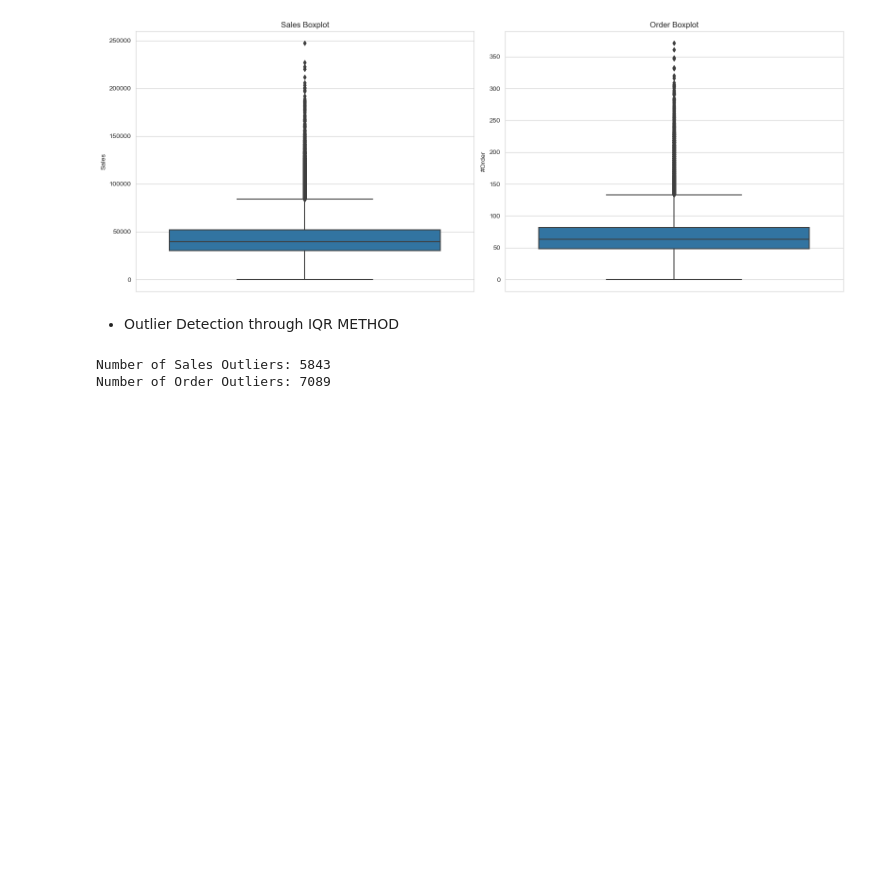
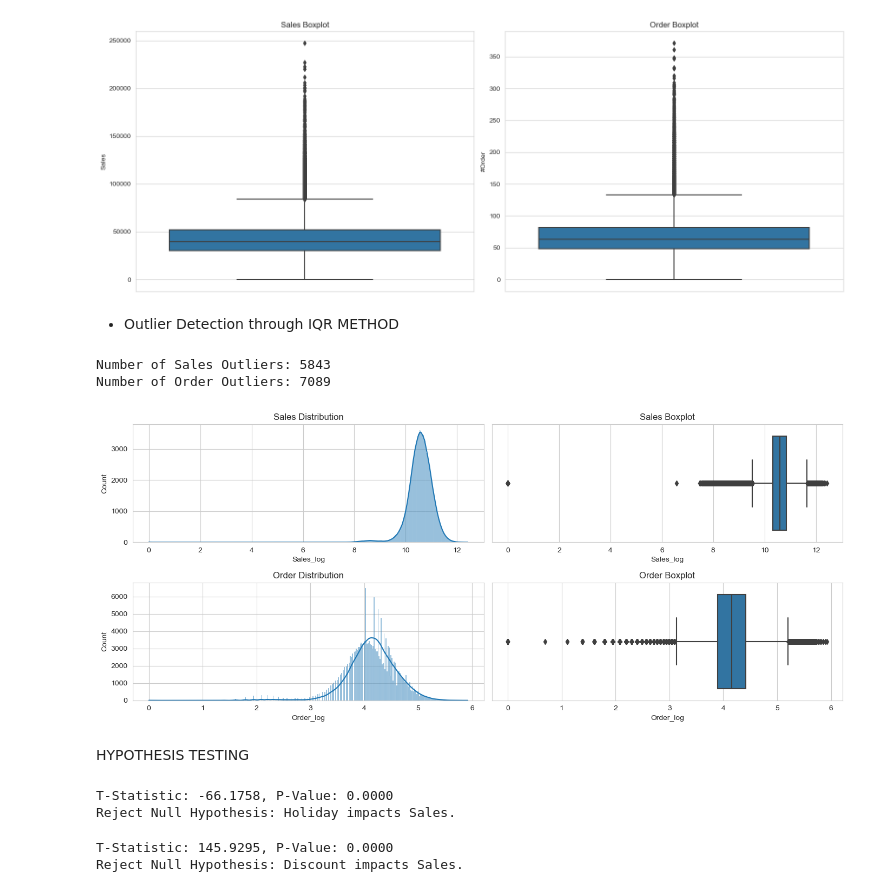
Before and after one commit to nikhita1902/Product_sales_Forecasting, a Jupyter notebook: notebooks/eda.ipynb, the cells around one changed output. Cells and saved outputs as stored; diff of their text form; code cells hidden in the pictures; blank space fills up the shorter version.

Commit message:
completed EDA and Hypothesis Testing

```diff
--- a/notebooks/eda.ipynb
+++ b/notebooks/eda.ipynb
@@ -352,3 +352,78 @@ print(f"Number of Order Outliers: {order_outliers.shape[0]}")
 # %% [output]
 Number of Sales Outliers: 5843
 Number of Order Outliers: 7089
+# %%
+df['Sales_log'] = np.log1p(df['Sales'])  # log1p = log(1 + x) to handle 0s safely
+df['Order_log'] = np.log1p(df['#Order'])
+# %%
+plt.figure(figsize=(14, 6))
+
+# Plot histogram for Sales
+plt.subplot(2, 2, 1)
+sns.histplot(df['Sales_log'], kde=True)
+plt.title('Sales Distribution')
+
+# Plot boxplot for Sales
+plt.subplot(2, 2, 2)
+sns.boxplot(x=df['Sales_log'])
+plt.title('Sales Boxplot')
+
+# Plot histogram for Order
+plt.subplot(2, 2, 3)
+sns.histplot(df['Order_log'], kde=True)
+plt.title('Order Distribution')
+
+# Plot boxplot for Order
+plt.subplot(2, 2, 4)
+sns.boxplot(x=df['Order_log'])
+plt.title('Order Boxplot')
+
+plt.tight_layout()
+plt.show()
+# %% [output]
+[figure, added]
+# %% [markdown]
+HYPOTHESIS TESTING
+# %%
+# Sales on Holidays Vs Non-Holidays (Independent T-Test)
+# Null Hypothesis (H₀): Sales on holidays = Sales on non-holidays (no effect).
+#Alternate Hypothesis (H₁): Sales on holidays ≠ Sales on non-holidays (some effect).
+
+
+from scipy.stats import ttest_ind
+
+holiday_sales = df[df['Holiday'] == 1]['Sales']
+non_holiday_sales = df[df['Holiday'] == 0]['Sales']
+
+# Perform independent t-test
+t_stat, p_val = ttest_ind(holiday_sales, non_holiday_sales, equal_var=False)
+
+print(f"T-Statistic: {t_stat:.4f}, P-Value: {p_val:.4f}")
+
+if p_val < 0.05:
+    print("Reject Null Hypothesis: Holiday impacts Sales.")
+else:
+    print("Fail to Reject Null Hypothesis: Holiday does not significantly impact Sales.")
+# %% [output]
+T-Statistic: -66.1758, P-Value: 0.0000
+Reject Null Hypothesis: Holiday impacts Sales.
+# %%
+# Sales with Discount Vs Without Discount (Independent T-Test)
+# Null Hypothesis (H₀): Sales with discount = Sales without discount (no effect).
+# Alternate Hypothesis (H₁): Sales with discount ≠ Sales without discount (some effect).
+
+discount_sales = df[df['Discount'] == 'Yes']['Sales']
+no_discount_sales = df[df['Discount'] == 'No']['Sales']
+
+# Perform independent t-test
+t_stat, p_val = ttest_ind(discount_sales, no_discount_sales, equal_var=False)
+
+print(f"T-Statistic: {t_stat:.4f}, P-Value: {p_val:.4f}")
+
+if p_val < 0.05:
+    print("Reject Null Hypothesis: Discount impacts Sales.")
+else:
+    print("Fail to Reject Null Hypothesis: Discount does not significantly impact Sales.")
+# %% [output]
+T-Statistic: 145.9295, P-Value: 0.0000
+Reject Null Hypothesis: Discount impacts Sales.
```
Also changed, not shown: parts of 8 cells of this notebook.
